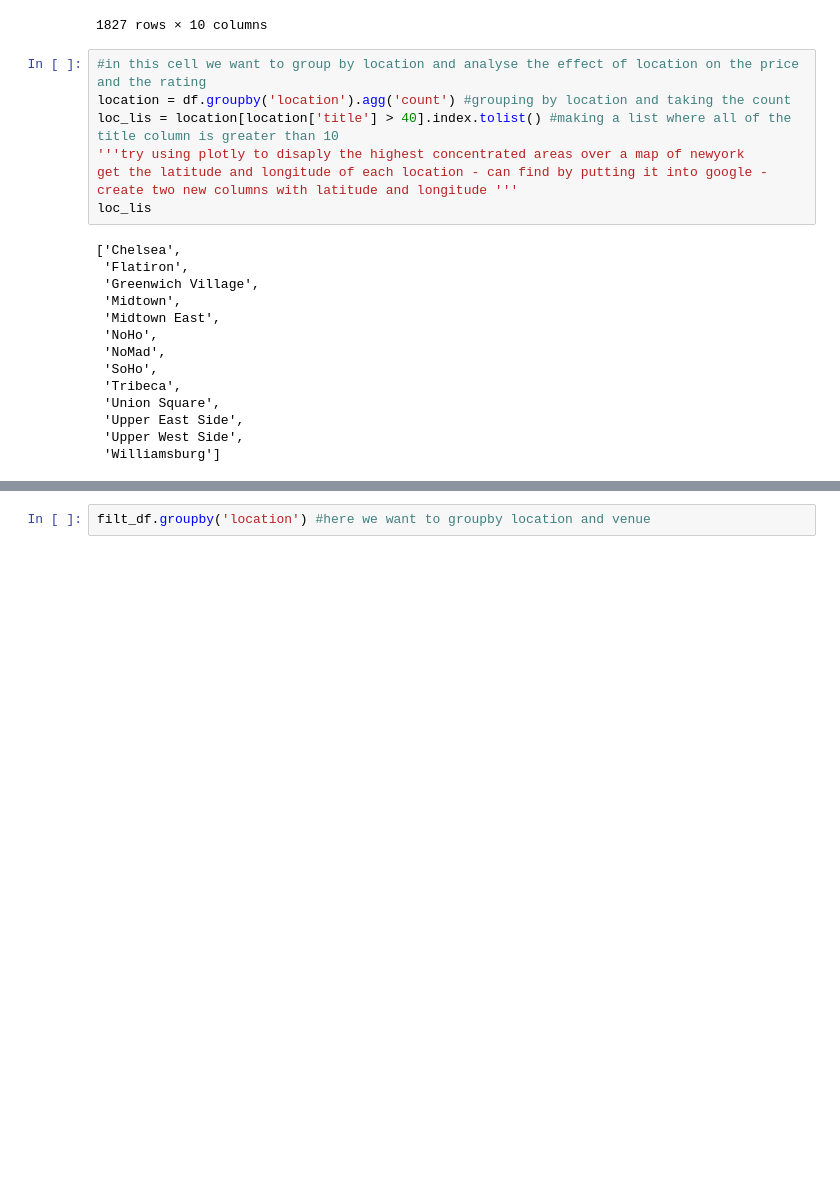
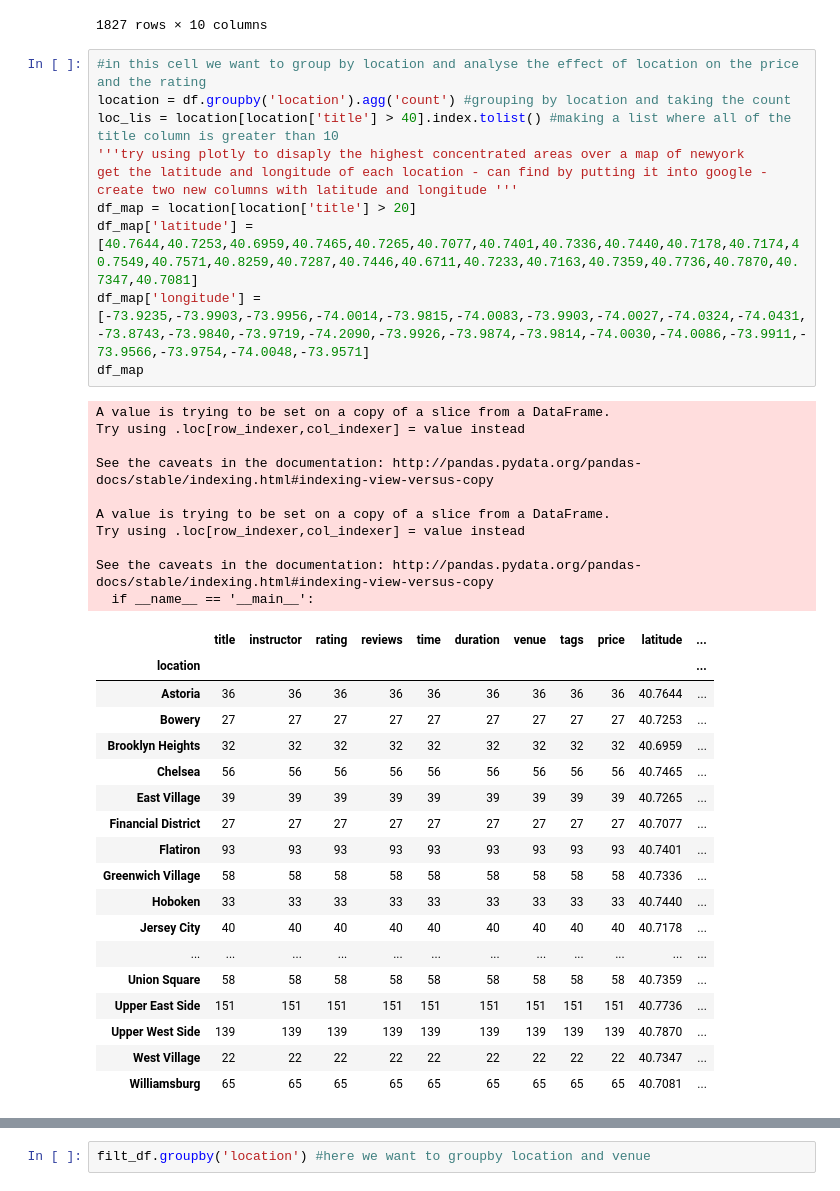
Before and after one commit to Alster96/Scraping_ClassPass, a Jupyter notebook: gsa_project1.py.ipynb, the cells around one changed output, grey strips where cells are left out. Saved outputs shown, nothing was run; the diff lists cells and outputs as text; blank space fills up the shorter version.

```diff
--- a/gsa_project1.py.ipynb
+++ b/gsa_project1.py.ipynb
@@ -109,22 +110,40 @@ df
 # %%
 #in this cell we want to group by location and analyse the effect of location on the price and the rating
 location = df.groupby('location').agg('count') #grouping by location and taking the count
 loc_lis = location[location['title'] > 40].index.tolist() #making a list where all of the title column is greater than 10
 '''try using plotly to disaply the highest concentrated areas over a map of newyork
 get the latitude and longitude of each location - can find by putting it into google -
 create two new columns with latitude and longitude '''
-loc_lis
+df_map = location[location['title'] > 20]
+df_map['latitude'] = [40.7644,40.7253,40.6959,40.7465,40.7265,40.7077,40.7401,40.7336,40.7440,40.7178,40.7174,40.7549,40.7571,40.8259,40.7287,40.7446,40.6711,40.7233,40.7163,40.7359,40.7736,40.7870,40.7347,40.7081]
+df_map['longitude'] = [-73.9235,-73.9903,-73.9956,-74.0014,-73.9815,-74.0083,-73.9903,-74.0027,-74.0324,-74.0431,-73.8743,-73.9840,-73.9719,-74.2090,-73.9926,-73.9874,-73.9814,-74.0030,-74.0086,-73.9911,-73.9566,-73.9754,-74.0048,-73.9571]
+df_map
 # %% [output]
-['Chelsea',
- 'Flatiron',
- 'Greenwich Village',
- 'Midtown',
- 'Midtown East',
- 'NoHo',
- 'NoMad',
- 'SoHo',
- 'Tribeca',
- 'Union Square',
- 'Upper East Side',
- 'Upper West Side',
- 'Williamsburg']
+A value is trying to be set on a copy of a slice from a DataFrame.
+Try using .loc[row_indexer,col_indexer] = value instead
+
+See the caveats in the documentation: http://pandas.pydata.org/pandas-docs/stable/indexing.html#indexing-view-versus-copy
+
+A value is trying to be set on a copy of a slice from a DataFrame.
+Try using .loc[row_indexer,col_indexer] = value instead
+
+See the caveats in the documentation: http://pandas.pydata.org/pandas-docs/stable/indexing.html#indexing-view-versus-copy
+  if __name__ == '__main__':
+|  | title | instructor | rating | reviews | time | duration | venue | tags | price | latitude | ... |
+| location |  |  |  |  |  |  |  |  |  |  | ... |
+| Astoria | 36 | 36 | 36 | 36 | 36 | 36 | 36 | 36 | 36 | 40.7644 | ... |
+| Bowery | 27 | 27 | 27 | 27 | 27 | 27 | 27 | 27 | 27 | 40.7253 | ... |
+| Brooklyn Heights | 32 | 32 | 32 | 32 | 32 | 32 | 32 | 32 | 32 | 40.6959 | ... |
+| Chelsea | 56 | 56 | 56 | 56 | 56 | 56 | 56 | 56 | 56 | 40.7465 | ... |
+| East Village | 39 | 39 | 39 | 39 | 39 | 39 | 39 | 39 | 39 | 40.7265 | ... |
+| Financial District | 27 | 27 | 27 | 27 | 27 | 27 | 27 | 27 | 27 | 40.7077 | ... |
+| Flatiron | 93 | 93 | 93 | 93 | 93 | 93 | 93 | 93 | 93 | 40.7401 | ... |
+| Greenwich Village | 58 | 58 | 58 | 58 | 58 | 58 | 58 | 58 | 58 | 40.7336 | ... |
+| Hoboken | 33 | 33 | 33 | 33 | 33 | 33 | 33 | 33 | 33 | 40.7440 | ... |
+| Jersey City | 40 | 40 | 40 | 40 | 40 | 40 | 40 | 40 | 40 | 40.7178 | ... |
+| ... | ... | ... | ... | ... | ... | ... | ... | ... | ... | ... | ... |
+| Union Square | 58 | 58 | 58 | 58 | 58 | 58 | 58 | 58 | 58 | 40.7359 | ... |
+| Upper East Side | 151 | 151 | 151 | 151 | 151 | 151 | 151 | 151 | 151 | 40.7736 | ... |
+| Upper West Side | 139 | 139 | 139 | 139 | 139 | 139 | 139 | 139 | 139 | 40.7870 | ... |
+| West Village | 22 | 22 | 22 | 22 | 22 | 22 | 22 | 22 | 22 | 40.7347 | ... |
+| Williamsburg | 65 | 65 | 65 | 65 | 65 | 65 | 65 | 65 | 65 | 40.7081 | ... |
```
Also changed, not shown: parts of 5 cells of this notebook.
